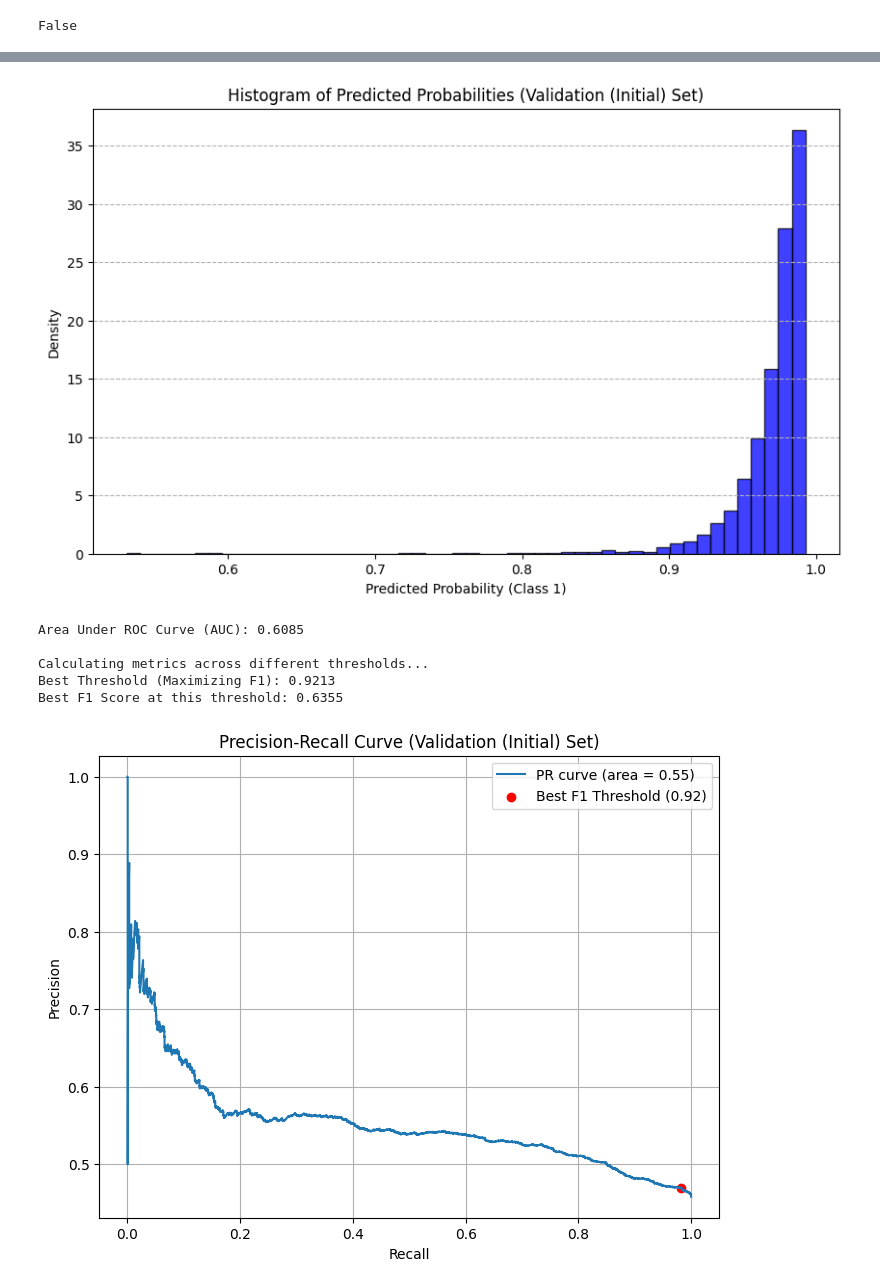
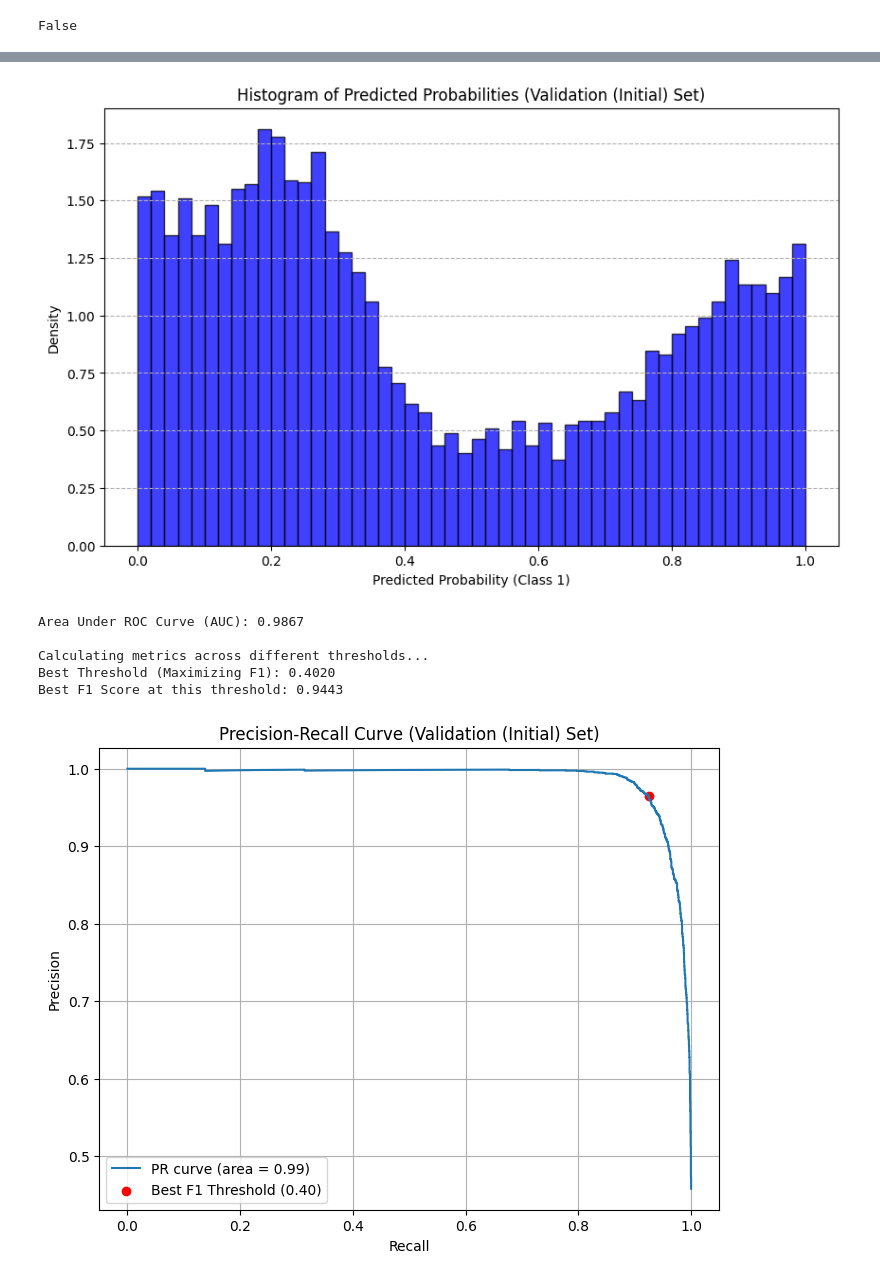
Before and after one commit to h4ppy0wl/tooth_classification_project, a Jupyter notebook: notebooks/02_model_dev.ipynb, the cells around one changed output, grey strips where cells are left out. Drawn from its saved outputs; the diff is of its cells as text; code cells hidden in the pictures.

```diff
--- a/notebooks/02_model_dev.ipynb
+++ b/notebooks/02_model_dev.ipynb
@@ -289,11 +290,12 @@ Your kernel may have been built without NUMA support.
 # analyze_model_outputs(mymodel, val_dataset, dataset_name="Validation")
 
 # If you saved weights after initial training and want to analyze that state:
-initial_weights_path = os.path.join("/home/arash/tooth_classification_project/logs/tensorboard", "custom_v1/20250409-191452/initial_weights_1_.h5") # Get the correct path
+initial_weights_path = os.path.join("/home/arash/tooth_classification_project/logs/tensorboard", "vgg16/20250410-153756/fine_tuned_weights_1_.h5")#initial_weights_1_.h5") # Get the correct path
 # model_arch = 'ConvNeXtTiny' # Or whichever architecture was used
 # input_s = (224, 224, 3) # Use your actual input shape
 model_for_initial_analysis = create_model(my_config, 'transfer', trainable_base = False) # Build with same structure
 model_for_initial_analysis.load_weights(initial_weights_path)
+model_for_initial_analysis = compile_model(model_for_initial_analysis, my_config, my_config.INITIAL_LR)
 print("\nAnalyzing model state AFTER INITIAL training:")
 analyze_model_outputs(model_for_initial_analysis, val_ds, dataset_name="Validation (Initial)")
 # %% [output]
@@ -308,9 +310,9 @@ Gathering predictions and true labels...
 Successfully gathered 5605 labels and predictions.
 Plotting histogram of predicted probabilities...
-[figure, old version]
+[figure, new version]
-Area Under ROC Curve (AUC): 0.6085
+Area Under ROC Curve (AUC): 0.9867
 
 Calculating metrics across different thresholds...
-Best Threshold (Maximizing F1): 0.9213
-Best F1 Score at this threshold: 0.6355
+Best Threshold (Maximizing F1): 0.4020
+Best F1 Score at this threshold: 0.9443
-[figure, old version]
+[figure, new version]
```
Also changed, not shown: parts of 9 cells of this notebook, 2 other files.
